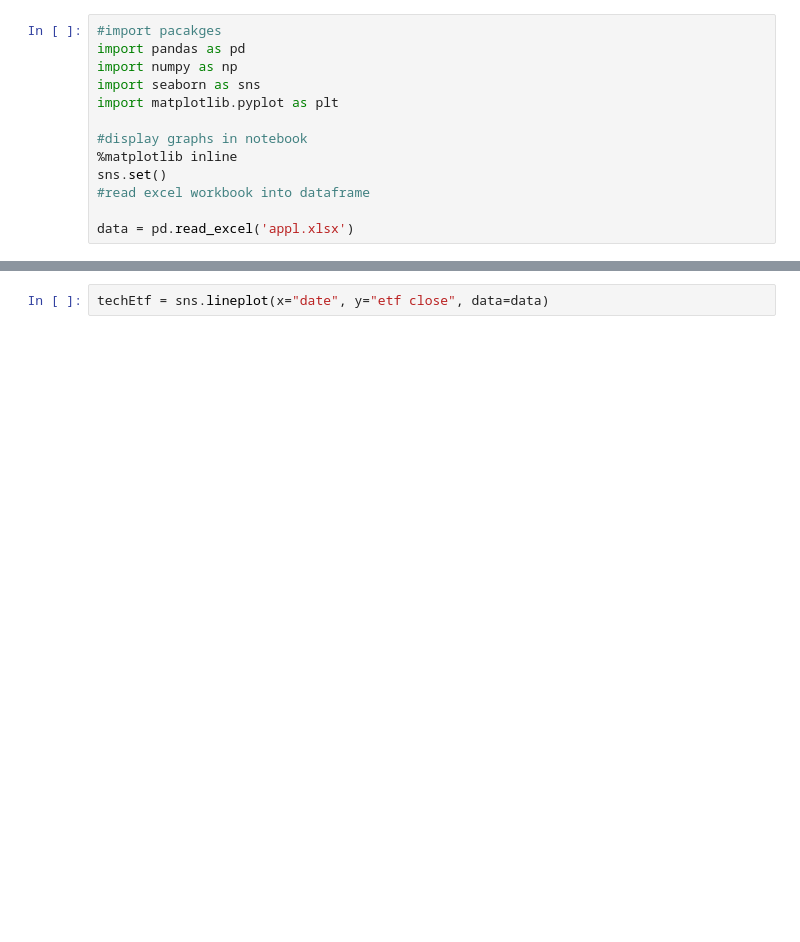
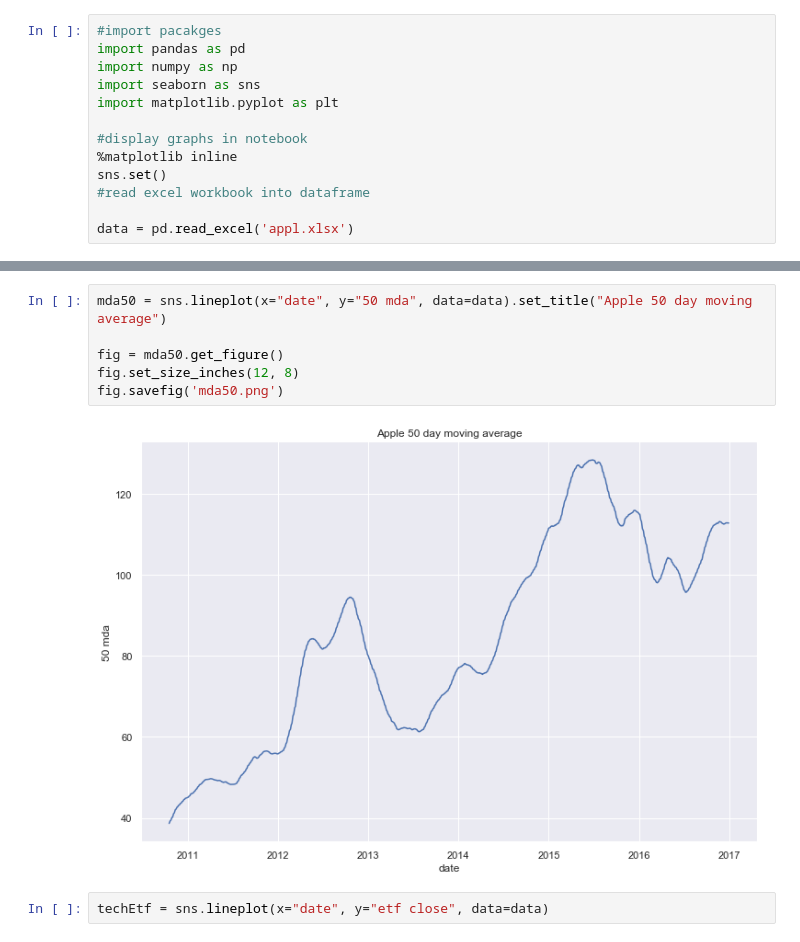
Before and after one commit to dpatrick895/ada2, a Jupyter notebook: Exploratory Data Analysis.ipynb, the cells around one changed output, grey strips where cells are left out. Saved outputs shown, nothing was run; the diff lists cells and outputs as text; blank space fills up the shorter version.

Commit message:
added a visualization notebook

```diff
--- a/Exploratory Data Analysis.ipynb
+++ b/Exploratory Data Analysis.ipynb
@@ -36,3 +41,11 @@ applClose = sns.lineplot(x="date", y="close", data=data)
+# %%
+mda50 = sns.lineplot(x="date", y="50 mda", data=data).set_title("Apple 50 day moving average")
+
+fig = mda50.get_figure()
+fig.set_size_inches(12, 8)
+fig.savefig('mda50.png')
+# %% [output]
+[figure, added]
 # %%
 techEtf = sns.lineplot(x="date", y="etf close", data=data)
 # %% [output]
```
Also changed, not shown: parts of 2 cells of this notebook, 2 other files.
